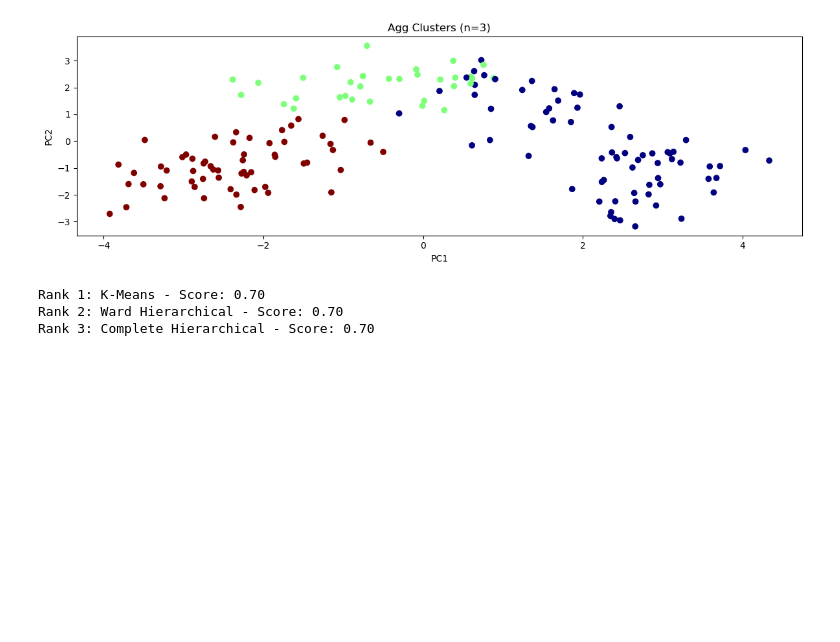
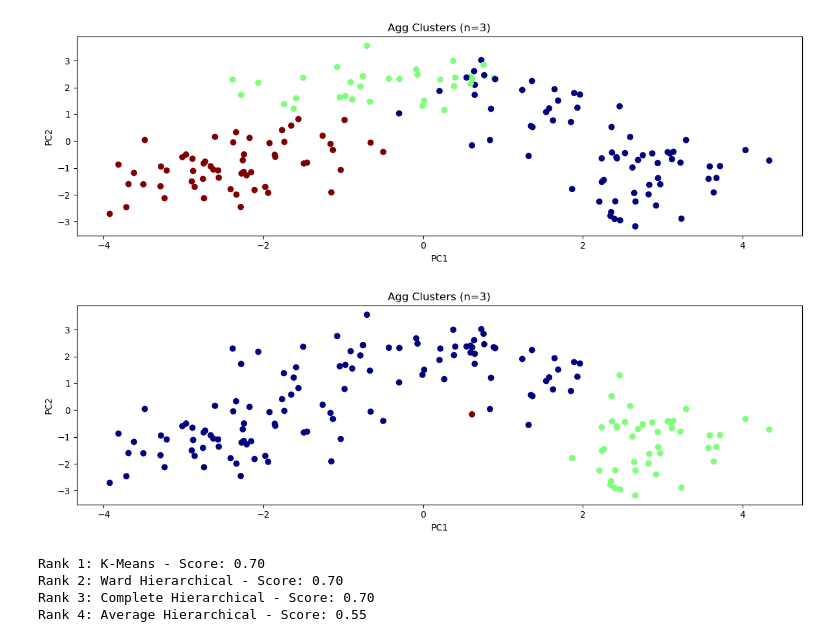
Before and after one commit to hosseinhtt/IBM_Final_Clustering_Project, a Jupyter notebook: wine-pca-hierarchical-k-means.ipynb, the cells around one changed output. Drawn from its saved outputs; the diff is of its cells as text; code cells hidden in the pictures; blank space fills up the shorter version.

```diff
--- a/wine-pca-hierarchical-k-means.ipynb
+++ b/wine-pca-hierarchical-k-means.ipynb
@@ -350,6 +350,37 @@ plt.tight_layout()
 plt.show()
 # %% [output]
 [figure]
+# %%
+# Create a copy of your DataFrame for this variation
+df_agg = df.copy()
+
+# Perform Agglomerative Clustering with different hyperparameters
+# You can experiment with different linkage methods and number of clusters
+n_clusters = [3]  # Try different numbers of clusters
+
+plt.figure(figsize=(12, 4 * len(n_clusters)))
+
+for i, n in enumerate(n_clusters):
+    # Initialize AgglomerativeClustering with different hyperparameters
+    model_agg = AgglomerativeClustering(n_clusters=n, linkage='average')  # Experiment with linkage
+
+    # Fit the model and get cluster labels
+    clusters_labels_average = model_agg.fit_predict(scaled_df)
+
+    # Add the cluster labels to the DataFrame
+    df_agg[f'Agg_Labels_{n}'] = clusters_labels_average
+
+    # Visualize the clusters on the 2D PCA plot
+    plt.subplot(len(n_clusters), 1, i + 1)
+    plt.scatter(pc_results[:, 0], pc_results[:, 1], c=clusters_labels_average, cmap="jet")
+    plt.title(f'Agg Clusters (n={n})')
+    plt.xlabel("PC1")
+    plt.ylabel("PC2")
+
+plt.tight_layout()
+plt.show()
+# %% [output]
+[figure, added]
 # %%
 import numpy as np
 from sklearn.metrics import silhouette_score, davies_bouldin_score
@@ -376,6 +407,13 @@ silhouette_score_complete = silhouette_score(minmax_df, clusters_labels_complete
 davies_bouldin_score_complete = davies_bouldin_score(minmax_df, clusters_labels_complete)
 model_metrics['Complete Hierarchical'] = {'Silhouette Score': silhouette_score_complete, 'Davies-Bouldin Index': davies_bouldin_score_complete}
 
+# Evaluate the average Hierarchical Clustering model
+# Replace 'model_average' with your actual average hierarchical model
+
+silhouette_score_average = silhouette_score(minmax_df, clusters_labels_average)
+davies_bouldin_score_average = davies_bouldin_score(minmax_df, clusters_labels_average)
+model_metrics['Average Hierarchical'] = {'Silhouette Score': silhouette_score_average, 'Davies-Bouldin Index': davies_bouldin_score_average}
+
 # Normalize the metrics (optional, if necessary)
 
 # Define weights for the metrics
@@ -397,3 +435,4 @@ for rank, (model, score) in enumerate(sorted_models, start=1):
 Rank 1: K-Means - Score: 0.70
 Rank 2: Ward Hierarchical - Score: 0.70
 Rank 3: Complete Hierarchical - Score: 0.70
+Rank 4: Average Hierarchical - Score: 0.55
```
Also changed, not shown: parts of 2 cells of this notebook, 1 other file.
